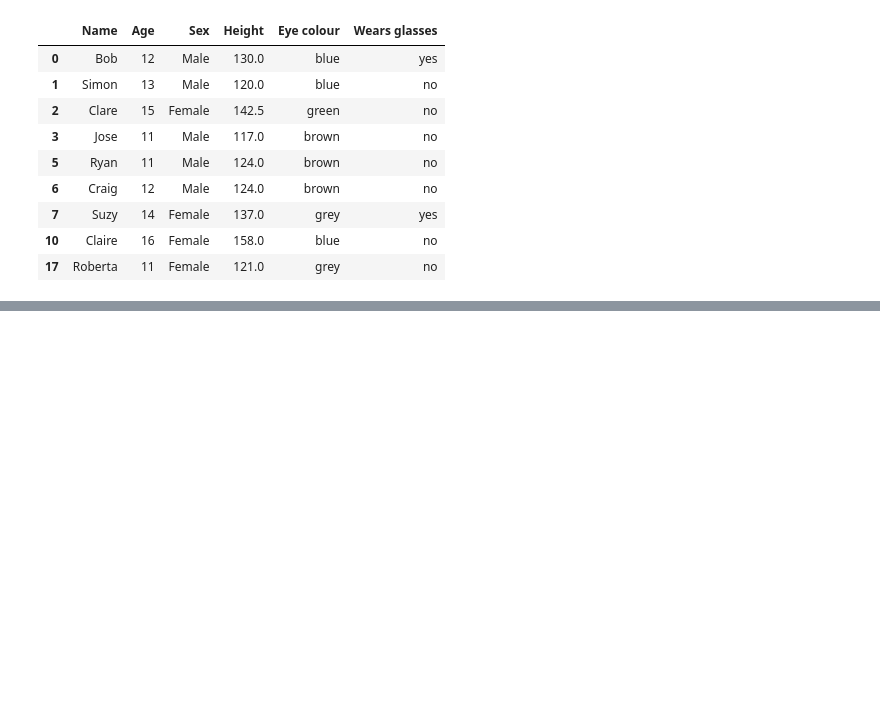
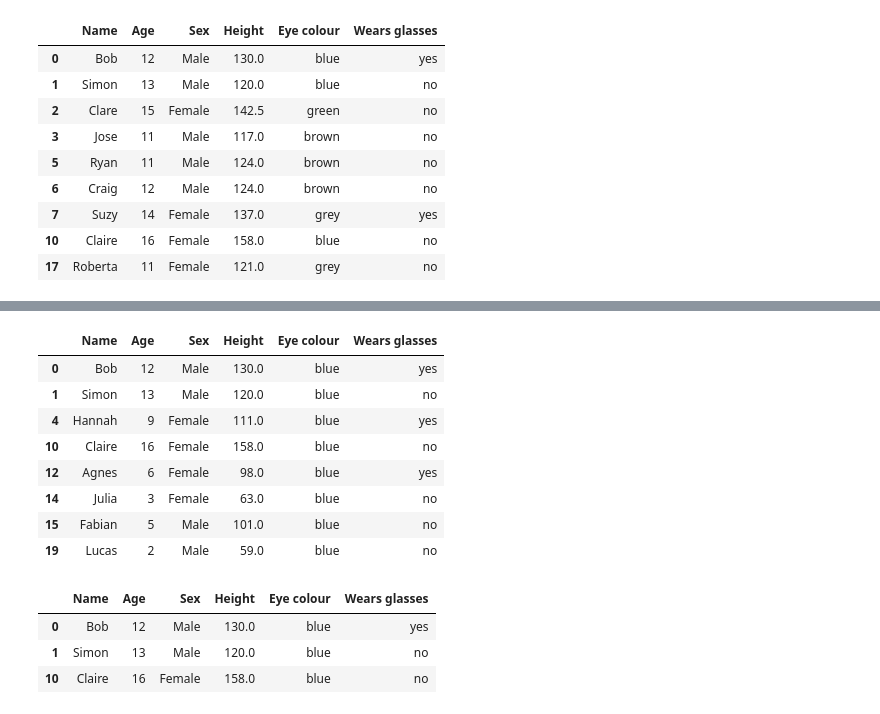
Before and after one commit to ssciwr/jupyter-data-exploration-live, a Jupyter notebook: part2.ipynb, the cells around one changed output, grey strips where cells are left out. Cells and saved outputs as stored; diff of their text form; code cells hidden in the pictures; blank space fills up the shorter version.

```diff
--- a/part2.ipynb
+++ b/part2.ipynb
@@ -359,0 +417,19 @@ df.loc[df["Age"] > 10]
+# %%
+df.loc[blue_eyes]
+# %% [output]
+|  | Name | Age | Sex | Height | Eye colour | Wears glasses |
+| 0 | Bob | 12 | Male | 130.0 | blue | yes |
+| 1 | Simon | 13 | Male | 120.0 | blue | no |
+| 4 | Hannah | 9 | Female | 111.0 | blue | yes |
+| 10 | Claire | 16 | Female | 158.0 | blue | no |
+| 12 | Agnes | 6 | Female | 98.0 | blue | yes |
+| 14 | Julia | 3 | Female | 63.0 | blue | no |
+| 15 | Fabian | 5 | Male | 101.0 | blue | no |
+| 19 | Lucas | 2 | Male | 59.0 | blue | no |
+# %%
+df.loc[older_than_ten & blue_eyes]
+# %% [output]
+|  | Name | Age | Sex | Height | Eye colour | Wears glasses |
+| 0 | Bob | 12 | Male | 130.0 | blue | yes |
+| 1 | Simon | 13 | Male | 120.0 | blue | no |
+| 10 | Claire | 16 | Female | 158.0 | blue | no |
```
Also changed, not shown: parts of 6 cells of this notebook.
